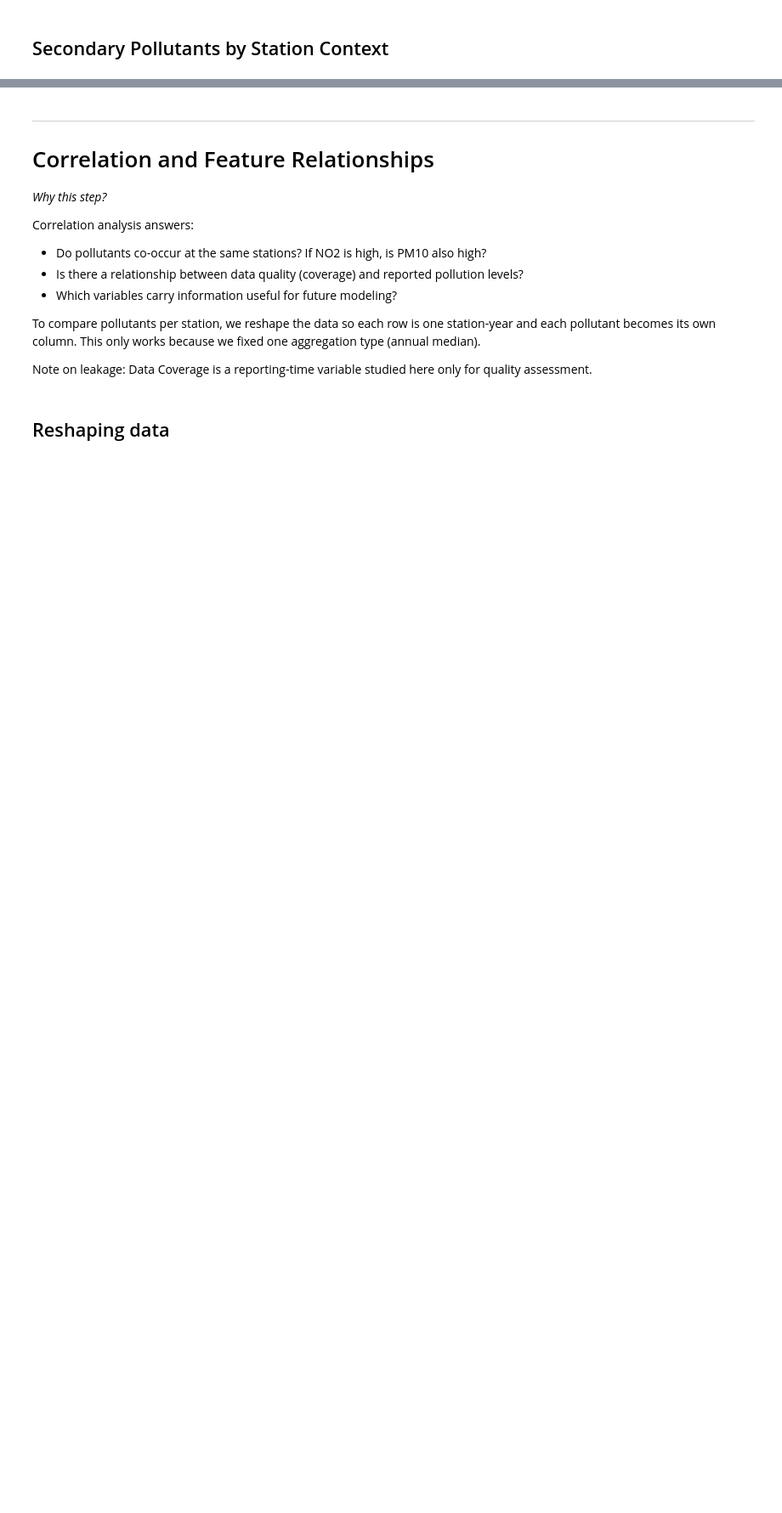
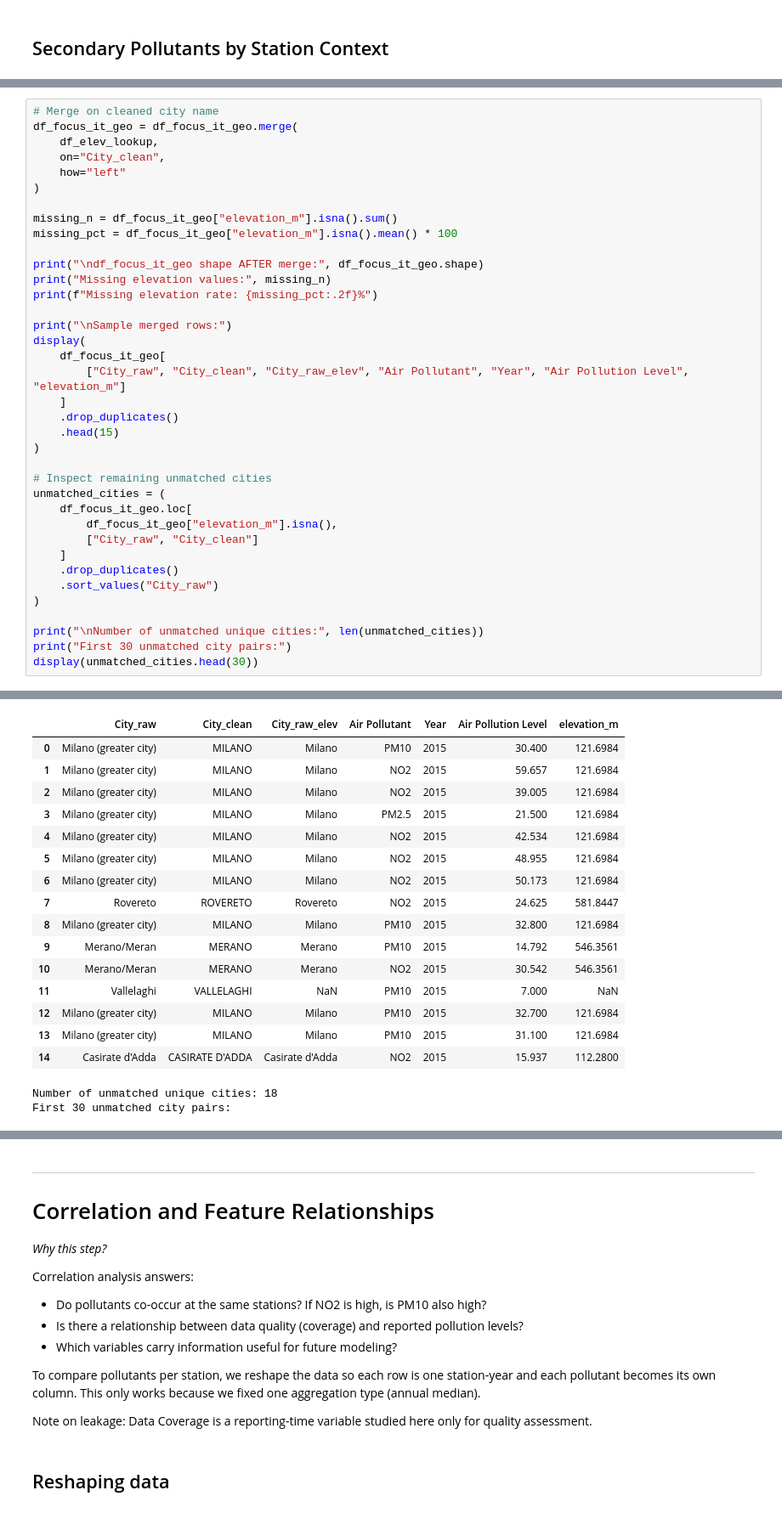
Before and after one commit to yelenashabanova/GrandChallengeAccenture, a Jupyter notebook: main.ipynb, the cells around one changed output, grey strips where cells are left out. Shown at 85% size. Cells and saved outputs as stored; diff of their text form; blank space fills up the shorter version.

```diff
--- a/main.ipynb
+++ b/main.ipynb
@@ -1012,0 +1253,38 @@ Key spatial findings:
+# %%
+# Merge on cleaned city name
+df_focus_it_geo = df_focus_it_geo.merge(
+    df_elev_lookup,
+    on="City_clean",
+    how="left"
+)
+
+missing_n = df_focus_it_geo["elevation_m"].isna().sum()
+missing_pct = df_focus_it_geo["elevation_m"].isna().mean() * 100
+
+print("\ndf_focus_it_geo shape AFTER merge:", df_focus_it_geo.shape)
+print("Missing elevation values:", missing_n)
+print(f"Missing elevation rate: {missing_pct:.2f}%")
+
+print("\nSample merged rows:")
+display(
+    df_focus_it_geo[
+        ["City_raw", "City_clean", "City_raw_elev", "Air Pollutant", "Year", "Air Pollution Level", "elevation_m"]
+    ]
+    .drop_duplicates()
+    .head(15)
+)
+
+# Inspect remaining unmatched cities
+unmatched_cities = (
+    df_focus_it_geo.loc[
+        df_focus_it_geo["elevation_m"].isna(),
+        ["City_raw", "City_clean"]
+    ]
+    .drop_duplicates()
+    .sort_values("City_raw")
+)
+
+print("\nNumber of unmatched unique cities:", len(unmatched_cities))
+print("First 30 unmatched city pairs:")
+display(unmatched_cities.head(30))
+# %% [output]
@@ -1012,0 +1296,18 @@ Key spatial findings:
+|  | City_raw | City_clean | City_raw_elev | Air Pollutant | Year | Air Pollution Level | elevation_m |
+| 0 | Milano (greater city) | MILANO | Milano | PM10 | 2015 | 30.400 | 121.6984 |
+| 1 | Milano (greater city) | MILANO | Milano | NO2 | 2015 | 59.657 | 121.6984 |
+| 2 | Milano (greater city) | MILANO | Milano | NO2 | 2015 | 39.005 | 121.6984 |
+| 3 | Milano (greater city) | MILANO | Milano | PM2.5 | 2015 | 21.500 | 121.6984 |
+| 4 | Milano (greater city) | MILANO | Milano | NO2 | 2015 | 42.534 | 121.6984 |
+| 5 | Milano (greater city) | MILANO | Milano | NO2 | 2015 | 48.955 | 121.6984 |
+| 6 | Milano (greater city) | MILANO | Milano | NO2 | 2015 | 50.173 | 121.6984 |
+| 7 | Rovereto | ROVERETO | Rovereto | NO2 | 2015 | 24.625 | 581.8447 |
+| 8 | Milano (greater city) | MILANO | Milano | PM10 | 2015 | 32.800 | 121.6984 |
+| 9 | Merano/Meran | MERANO | Merano | PM10 | 2015 | 14.792 | 546.3561 |
+| 10 | Merano/Meran | MERANO | Merano | NO2 | 2015 | 30.542 | 546.3561 |
+| 11 | Vallelaghi | VALLELAGHI | NaN | PM10 | 2015 | 7.000 | NaN |
+| 12 | Milano (greater city) | MILANO | Milano | PM10 | 2015 | 32.700 | 121.6984 |
+| 13 | Milano (greater city) | MILANO | Milano | PM10 | 2015 | 31.100 | 121.6984 |
+| 14 | Casirate d'Adda | CASIRATE D'ADDA | Casirate d'Adda | NO2 | 2015 | 15.937 | 112.2800 |
+Number of unmatched unique cities: 18
+First 30 unmatched city pairs:
```
Also changed, not shown: parts of 26 cells of this notebook, 28 other files.
